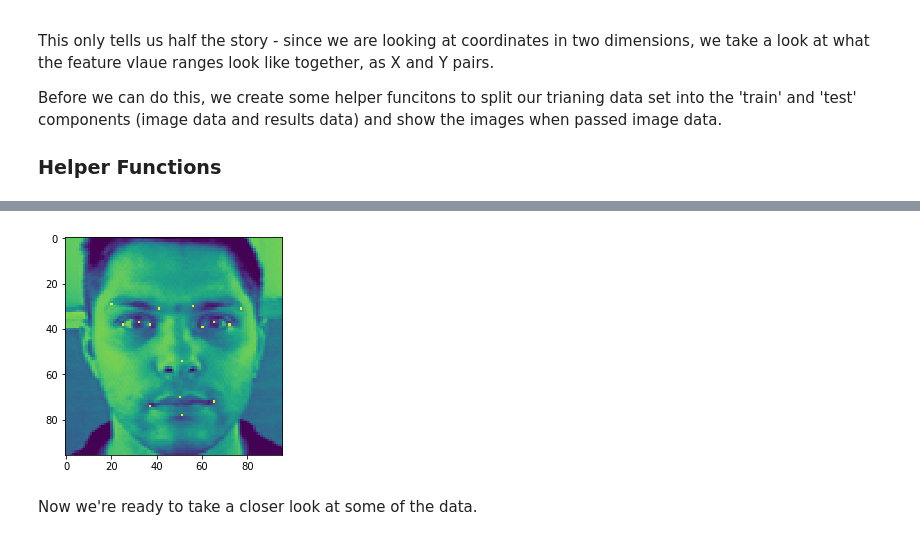
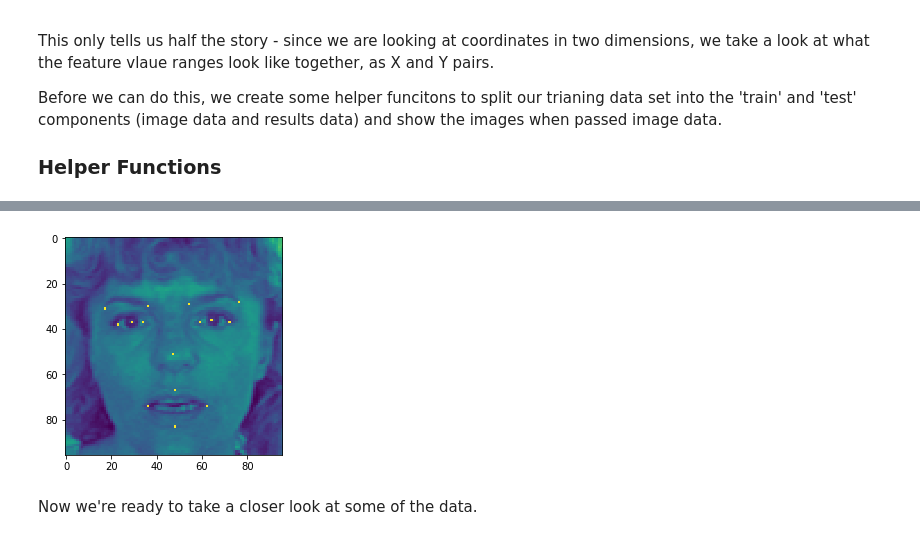
Before and after one commit to tucker-anderson/Facial-Keynotes, a Jupyter notebook: Facial_Keypoints_Notebook_final_DimReduction.ipynb, the cells around one changed output, grey strips where cells are left out. Drawn from its saved outputs; the diff is of its cells as text; code cells hidden in the pictures.

```diff
--- a/Facial_Keypoints_Notebook_final_DimReduction.ipynb
+++ b/Facial_Keypoints_Notebook_final_DimReduction.ipynb
@@ -292,10 +280,10 @@ def show_image_labels(img, labels):
             img[int(labels[i+1]),int(labels[i]),:] = 255
     plt.imshow(img[:,:,0], cmap='viridis')
 # %%
-n = 3
+n = 54
 show_image_labels(Xtrain[n], Ytrain[n])
 # %% [output]
-[figure, old version]
+[figure, new version]
 # %% [markdown]
 Now we're ready to take a closer look at some of the data.
 # %% [markdown]
```
Also changed, not shown: parts of 35 cells of this notebook.
